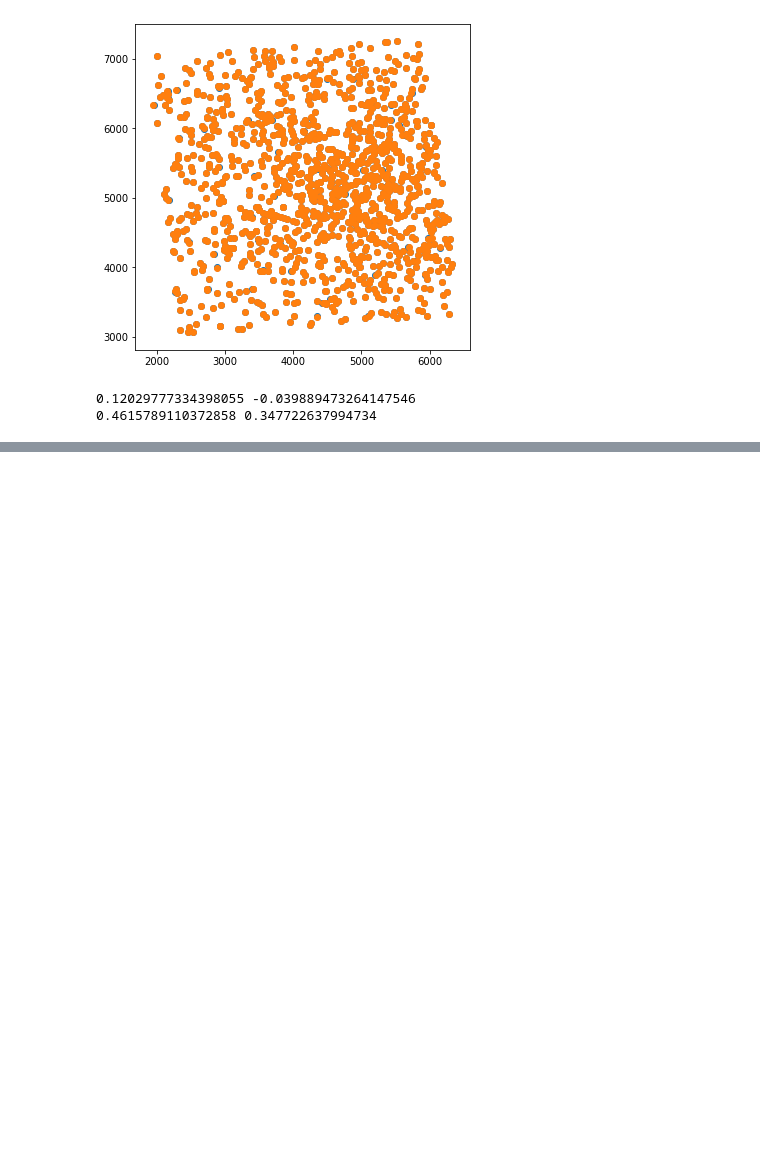
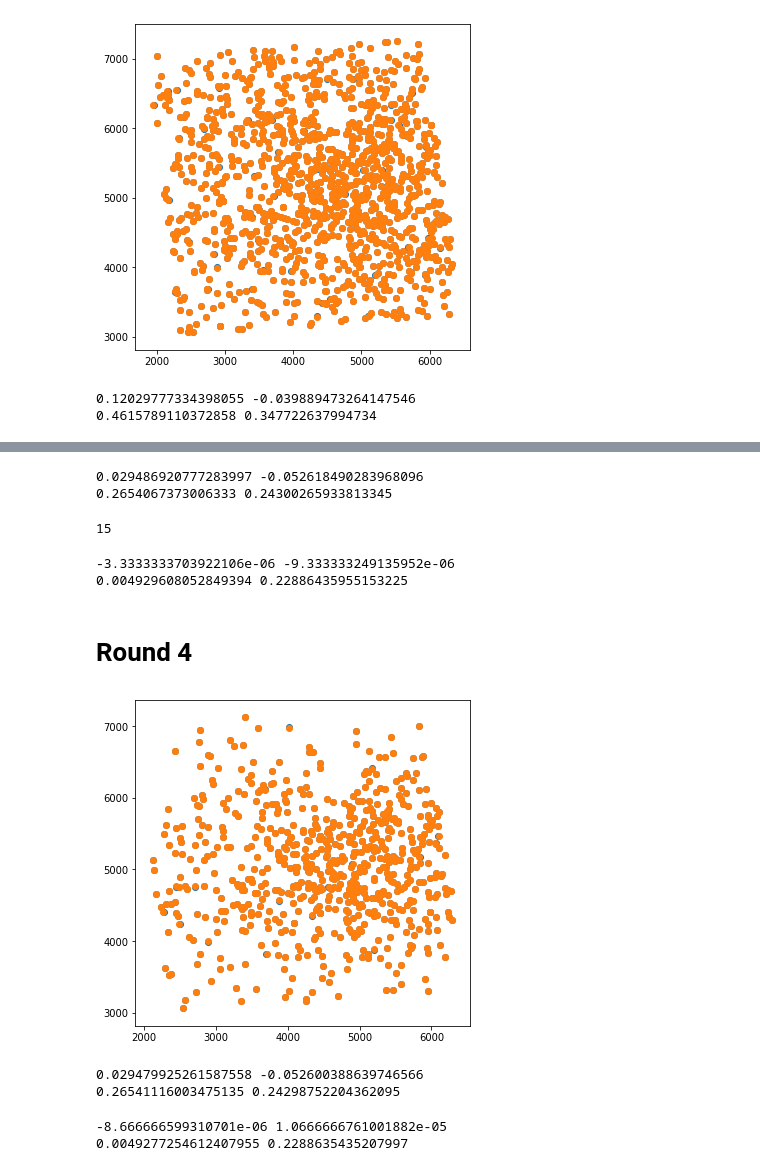
Before and after one commit to hrichstein/photRun0520, a Jupyter notebook: transWork0306.ipynb, the cells around one changed output, grey strips where cells are left out. Saved outputs shown, nothing was run; the diff lists cells and outputs as text; code cells hidden in the pictures; blank space fills up the shorter version.

```diff
--- a/transWork0306.ipynb
+++ b/transWork0306.ipynb
@@ -499,0 +557,33 @@ np.savetxt(dir+'refStars0406.dat',match_ref,header='x_psf y_psf id_psf \
+# %%
+xDiff = match_file3['x_psf']-match_file3['x_cat']
+xMean = np.mean(xDiff)
+xStd = np.std(xDiff)
+
+yDiff = match_file3['y_psf']-match_file3['y_cat']
+yMean = np.mean(yDiff)
+yStd = np.std(yDiff)
+
+print(xMean,yMean)
+print(xStd,yStd)
+# %% [output]
+0.029486920777283997 -0.052618490283968096
+0.2654067373006333 0.24300265933813345
+# %%
+match_ref = match_file3[abs(match_file3['x_psf']-match_file3['x_cat'])<0.01]
+print(len(match_ref))
+# %% [output]
+15
+# %%
+xDiff = match_ref['x_psf']-match_ref['x_cat']
+xMean = np.mean(xDiff)
+xStd = np.std(xDiff)
+
+yDiff = match_ref['y_psf']-match_ref['y_cat']
+yMean = np.mean(yDiff)
+yStd = np.std(yDiff)
+
+print(xMean,yMean)
+print(xStd,yStd)
+# %% [output]
+-3.3333333703922106e-06 -9.333333249135952e-06
+0.004929608052849394 0.22886435955153225
@@ -499,0 +593,28 @@ np.savetxt(dir+'refStars0406.dat',match_ref,header='x_psf y_psf id_psf \
+# %% [markdown]
+# Round 4
+# %%
+match_file4 = np.genfromtxt('catRawMags1305/catDir/match_0406r4.dat',names=True)
+# %%
+fig, ax = plt.subplots(figsize=(6,6))
+
+ax.scatter(match_file4['x_psf'],match_file4['y_psf'],label='PSF')
+ax.scatter(match_file4['x_cat'],match_file4['y_cat'],label='FLC')
+
+
+plt.show()
+# %% [output]
+[figure, added]
+# %%
+xDiff = match_file4['x_psf']-match_file4['x_cat']
+xMean = np.mean(xDiff)
+xStd = np.std(xDiff)
+
+yDiff = match_file4['y_psf']-match_file4['y_cat']
+yMean = np.mean(yDiff)
+yStd = np.std(yDiff)
+
+print(xMean,yMean)
+print(xStd,yStd)
+# %% [output]
+0.029479925261587558 -0.052600388639746566
+0.26541116003475135 0.24298752204362095
@@ -499,0 +623,14 @@ np.savetxt(dir+'refStars0406.dat',match_ref,header='x_psf y_psf id_psf \
+# %%
+xDiff = match_ref['x_psf']-match_ref['x_cat']
+xMean = np.mean(xDiff)
+xStd = np.std(xDiff)
+
+yDiff = match_ref['y_psf']-match_ref['y_cat']
+yMean = np.mean(yDiff)
+yStd = np.std(yDiff)
+
+print(xMean,yMean)
+print(xStd,yStd)
+# %% [output]
+-8.666666599310701e-06 1.0666666761001882e-05
+0.0049277254612407955 0.2288635435207997
```
Also changed, not shown: parts of 15 cells of this notebook, 3 other files.
